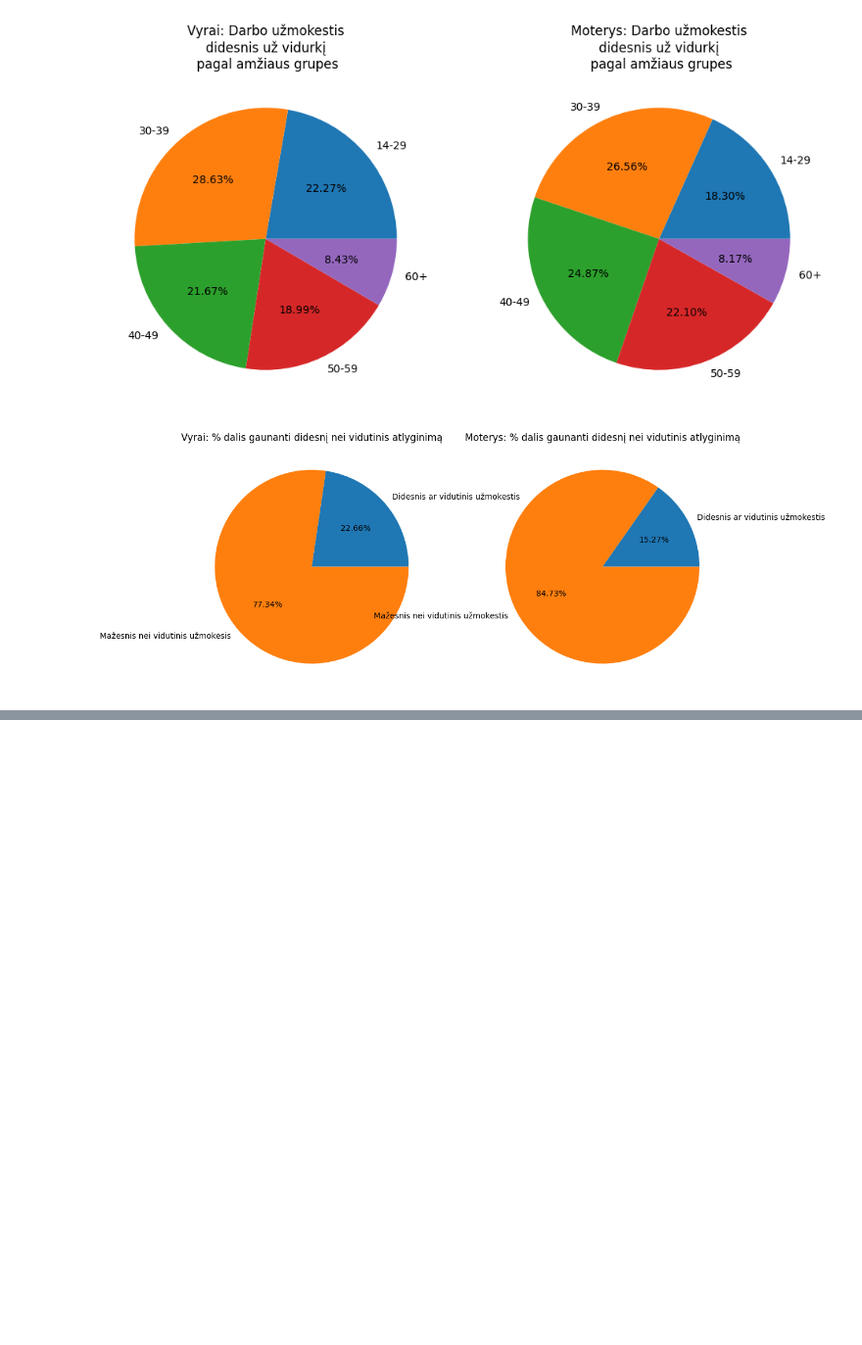
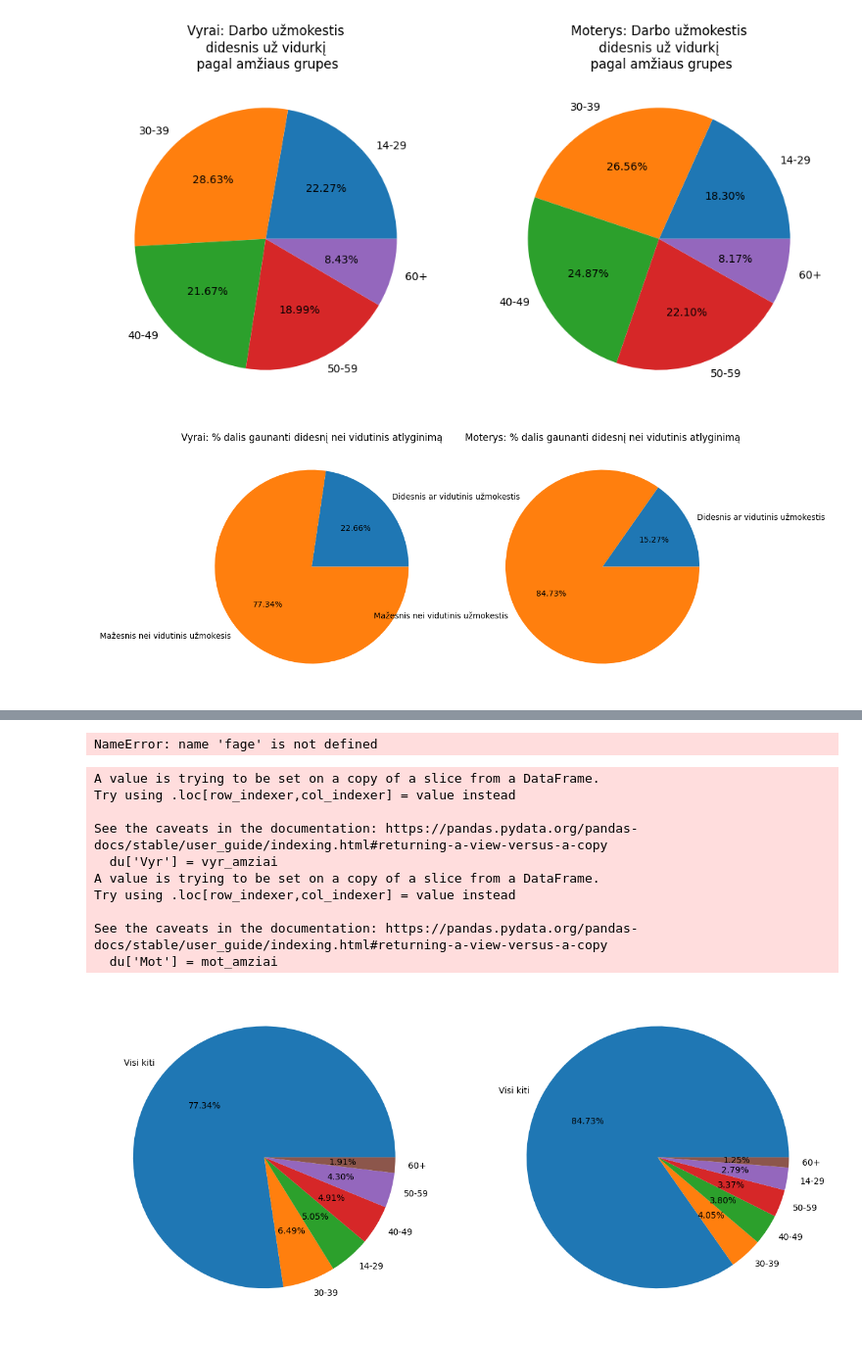
Before and after one commit to ISeeBugsEverywhere/DataScienceNotebooks, a Jupyter notebook: Studentai/EleTame/PO_SQL_6Paskaita.ipynb, the cells around one changed output, grey strips where cells are left out. Shown at 98% size. Saved outputs shown, nothing was run; the diff lists cells and outputs as text; code cells hidden in the pictures; blank space fills up the shorter version.

```diff
--- a/Studentai/EleTame/PO_SQL_6Paskaita.ipynb
+++ b/Studentai/EleTame/PO_SQL_6Paskaita.ipynb
@@ -314,0 +449,75 @@ plt.show()
+# %%
+#  2) atsižvelkite į amžiaus grupes, irgi lyginame su visa imtimi kiekvieną amžiaus grupę
+#DESTYTOJO SPRENDIMAS. KAd veiktu, reikia dar 29 paskaitos ) uzdavinio sprendima prideti
+motAgeGroups = fage.index.tolist()+['Visi kiti']
+motAgeVals = fage.values.tolist()+[kitif]
+vyrAgeGroups = mage.index.tolist()+['Visi kiti']
+vyrAgeVals = mage.values.tolist()+[kitim]
+
+fig, (ax1, ax2) = plt.subplots(1,2, figsize=(8,4.5), gridspec_kw={'width_ratios':[1,1]})
+#ax1:
+#plotting code:
+ax1.set_title('Mot')
+ax1.pie(x=motAgeVals, labels=motAgeGroups, autopct='%.2f%%')
+#ax1.legend(loc=1)
+#ax2:
+#plotting code:
+ax2.set_title('Vyr')
+ax2.pie(x=vyrAgeVals, labels=vyrAgeGroups, autopct='%.2f%%')
+
+#ax2.legend(loc='best')
+fig.tight_layout()
+plt.show()
+
+#
+# %% [output]
+NameError: name 'fage' is not defined
+# %%
+# Manto sprendimas
+# 2) atsižvelkite į amžiaus grupes, irgi lyginame su visa imtimi kiekvieną amžiaus grupę
+dus2018 = pd.read_csv('../../DATA/DUS2018.csv')
+du = dus2018[['amzius','lytis','bdu_spalio']]
+du.head(2)
+vid_du = du['bdu_spalio'].mean()
+
+
+
+vyr_amziai = []
+
+for am, fdu, lyt in zip(du['amzius'], du['bdu_spalio'], du['lytis']):
+    if fdu > vid_du and lyt == 'M':
+        vyr_amziai.append(am)
+    else:
+        vyr_amziai.append('Visi kiti')
+
+mot_amziai = []
+mot_algos = []
+
+for am, fdu, lyt in zip(du['amzius'], du['bdu_spalio'], du['lytis']):
+    if fdu > vid_du and lyt == 'F':
+        mot_amziai.append(am)
+    else:
+        mot_amziai.append('Visi kiti')
+
+
+du['Vyr'] = vyr_amziai
+du['Mot'] = mot_amziai
+amziai_vyr = du['Vyr'].value_counts()
+amziai_mot = du['Mot'].value_counts()
+fig, axes = plt.subplots(1,2, figsize = [15,10])
+
+axes[0].pie(x=amziai_vyr.values, labels=amziai_vyr.index, autopct='%.2f%%')
+axes[1].pie(x=amziai_mot.values, labels=amziai_mot.index, autopct='%.2f%%')
+plt.show()
+# %% [output]
+A value is trying to be set on a copy of a slice from a DataFrame.
+Try using .loc[row_indexer,col_indexer] = value instead
+
+See the caveats in the documentation: https://pandas.pydata.org/pandas-docs/stable/user_guide/indexing.html#returning-a-view-versus-a-copy
+  du['Vyr'] = vyr_amziai
+A value is trying to be set on a copy of a slice from a DataFrame.
+Try using .loc[row_indexer,col_indexer] = value instead
+
+See the caveats in the documentation: https://pandas.pydata.org/pandas-docs/stable/user_guide/indexing.html#returning-a-view-versus-a-copy
+  du['Mot'] = mot_amziai
+[figure, added]
```
Also changed, not shown: parts of 6 cells of this notebook, 1 other file.
